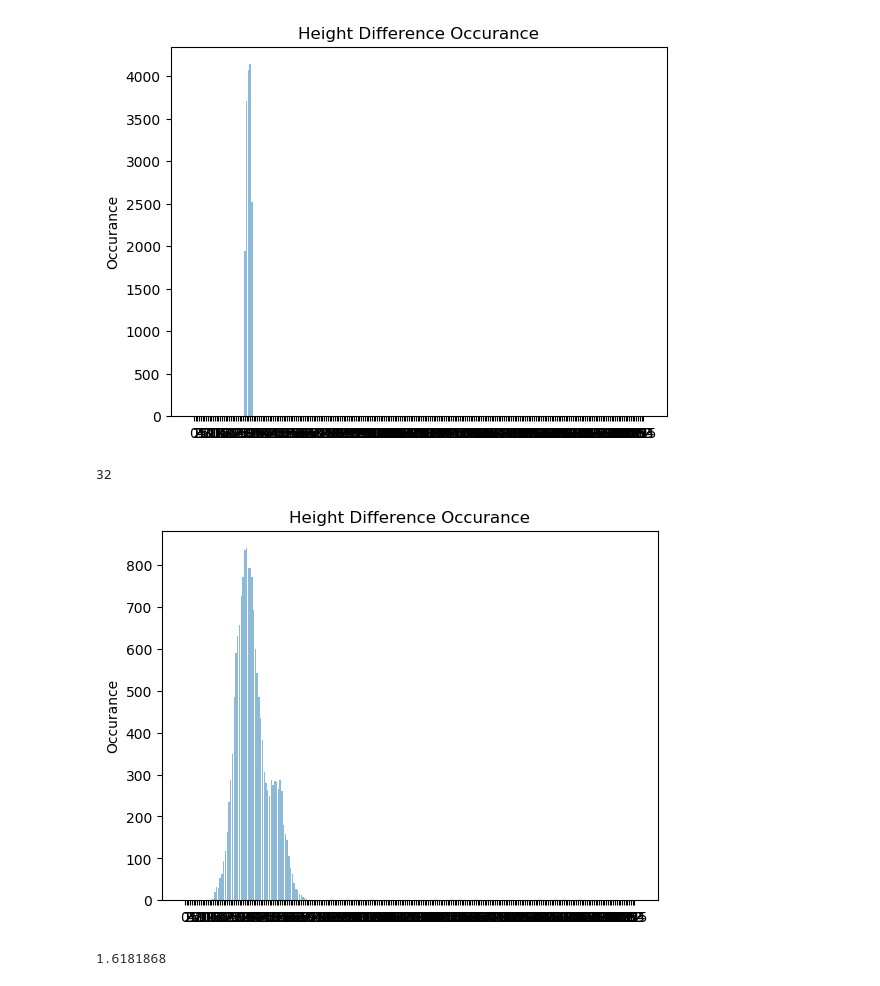
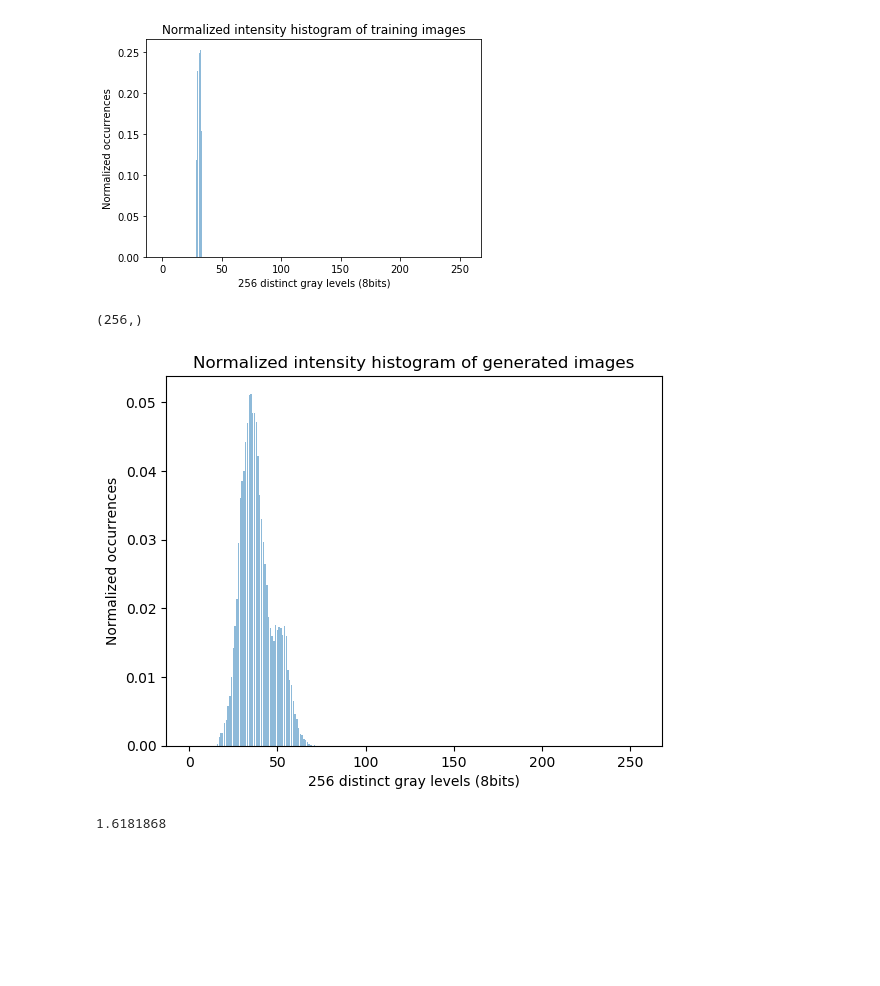
Before and after one commit to icebergQ/TerrainGAN, a Jupyter notebook: IntensityHistogram_KL_train_adam.ipynb, the cells around one changed output. Drawn from its saved outputs; the diff is of its cells as text; code cells hidden in the pictures; blank space fills up the shorter version.

```diff
--- a/IntensityHistogram_KL_train_adam.ipynb
+++ b/IntensityHistogram_KL_train_adam.ipynb
@@ -41,26 +47,28 @@ for filename in os.listdir(realfolder):
 # %%
 heightDistributionreal = [0]*256
 for pix_val in (data_avg/image_count).astype(int):
     heightDistributionreal[pix_val]+=1
 #plot
 objects = tuple(range(0,256))
 #print(objects)
 #print(type(objects))
 y_pos = np.arange(len(objects))
 performance = heightDistributionreal
 
+performance = np.asarray(performance, dtype=np.float32)
+performance = performance/sum(performance)
 plt.bar(y_pos, performance, align='center', alpha=0.5)
-plt.xticks(y_pos, objects)
-plt.ylabel('Occurance')
-plt.title('Height Difference Occurance')
-
+# plt.xticks(y_pos, objects)
+plt.ylabel('Normalized occurrences')
+plt.xlabel('256 distinct gray levels (8bits)')
+plt.title('Normalized intensity histogram of training images')
 plt.show()
 # %% [output]
-[figure, old version]
+[figure, new version]
-# %%
-performance.index(max(performance))
-# %% [output]
-32
+# %%
+y_pos.shape
+# %% [output]
+(256,)
 # %%
 #print(heightDistributionreal)]
 fakefolder = "HyperparameterData/LSGANadam0.0002l16b/testout"
@@ -87,13 +95,16 @@ objects = tuple(range(0,256))
 y_pos = np.arange(len(objects))
 performance = heightDistributionfake
 
+performance = np.asarray(performance, dtype=np.float32)
+performance = performance/sum(performance)
 plt.bar(y_pos, performance, align='center', alpha=0.5)
-plt.xticks(y_pos, objects)
-plt.ylabel('Occurance')
-plt.title('Height Difference Occurance')
+# plt.xticks(y_pos, objects)
+plt.ylabel('Normalized occurrences')
+plt.xlabel('256 distinct gray levels (8bits)')
+plt.title('Normalized intensity histogram of generated images')
 plt.show()
 # %% [output]
-[figure, old version]
+[figure, new version]
 # %%
 def kl_divergence(p, q):
     return np.sum(np.where(p != 0, p * np.log(p / q), 0))
```
Also changed, not shown: parts of 5 cells of this notebook, 10 other files.
